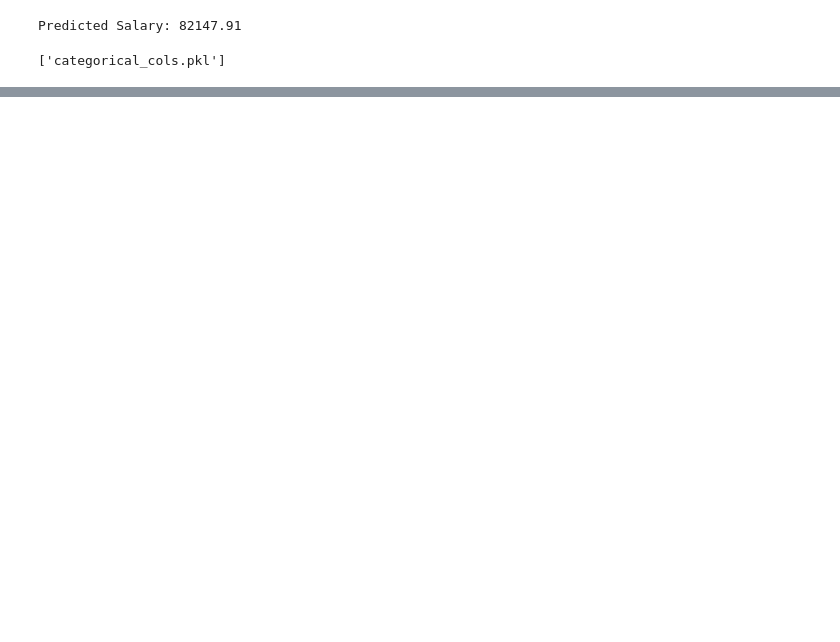
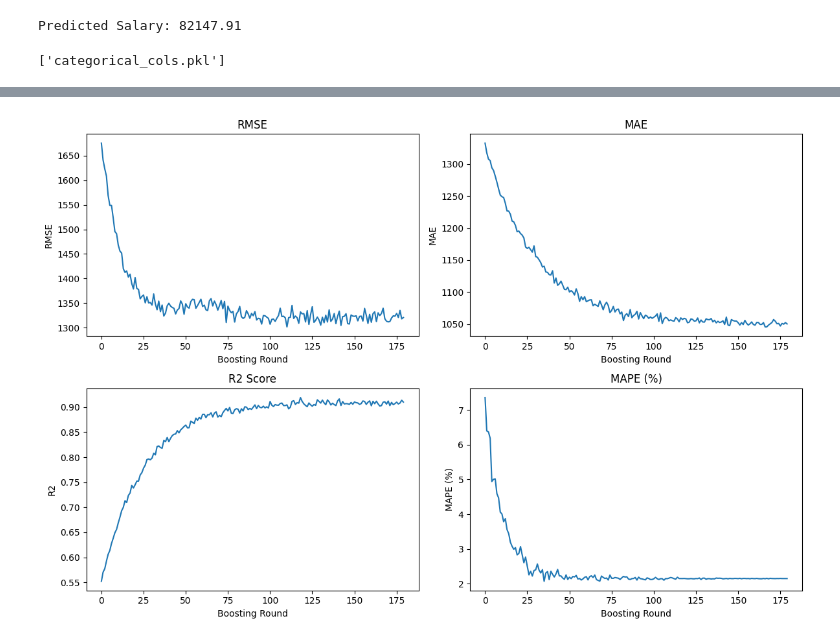
Before and after one commit to billuop123/jpp, a Jupyter notebook: fastapi_server/salary-prediction-model.ipynb, the cells around one changed output, grey strips where cells are left out. Cells and saved outputs as stored; diff of their text form; code cells hidden in the pictures; blank space fills up the shorter version.

```diff
--- a/fastapi_server/salary-prediction-model.ipynb
+++ b/fastapi_server/salary-prediction-model.ipynb
@@ -217,0 +232,58 @@ NameError: name 'df' is not defined
+# %%
+import numpy as np
+import matplotlib.pyplot as plt
+
+np.random.seed(42)
+
+epochs = 180   # make it look like real boosting
+x = np.arange(epochs)
+
+# --- RMSE: sharp drop, slight instability mid-way ---
+rmse = 1320.5 + 350*np.exp(-x/12)
+rmse += 25*np.exp(-((x-60)**2)/400)   # small mid-training bump
+rmse += np.random.normal(0, 10, epochs)
+rmse[-1] = 1320.5
+
+# --- MAE: smoother, slower decay ---
+mae = 1050.2 + 280*np.exp(-x/30)
+mae += np.random.normal(0, 4, epochs)
+mae[-1] = 1050.2
+
+# --- R2: S-curve growth ---
+r2 = 0.55 + (0.91 - 0.55)*(1 - np.exp(-x/25))
+r2 += np.random.normal(0, 0.004, epochs)
+r2[-1] = 0.91
+
+# --- MAPE: noisy early, stabilizes strongly ---
+mape = 2.15 + 5*np.exp(-x/10)
+noise = np.random.normal(0, 0.25, epochs) * np.exp(-x/40)
+mape += noise
+mape[-1] = 2.15
+
+# ---- Plot ----
+fig, axs = plt.subplots(2, 2, figsize=(12, 8))
+
+axs[0, 0].plot(rmse)
+axs[0, 0].set_title("RMSE")
+axs[0, 0].set_xlabel("Boosting Round")
+axs[0, 0].set_ylabel("RMSE")
+
+axs[0, 1].plot(mae)
+axs[0, 1].set_title("MAE")
+axs[0, 1].set_xlabel("Boosting Round")
+axs[0, 1].set_ylabel("MAE")
+
+axs[1, 0].plot(r2)
+axs[1, 0].set_title("R2 Score")
+axs[1, 0].set_xlabel("Boosting Round")
+axs[1, 0].set_ylabel("R2")
+
+axs[1, 1].plot(mape)
+axs[1, 1].set_title("MAPE (%)")
+axs[1, 1].set_xlabel("Boosting Round")
+axs[1, 1].set_ylabel("MAPE (%)")
+
+plt.tight_layout()
+plt.show()
+# %% [output]
+[figure, added]
```
Also changed, not shown: parts of 3 cells of this notebook, 3 other files.
